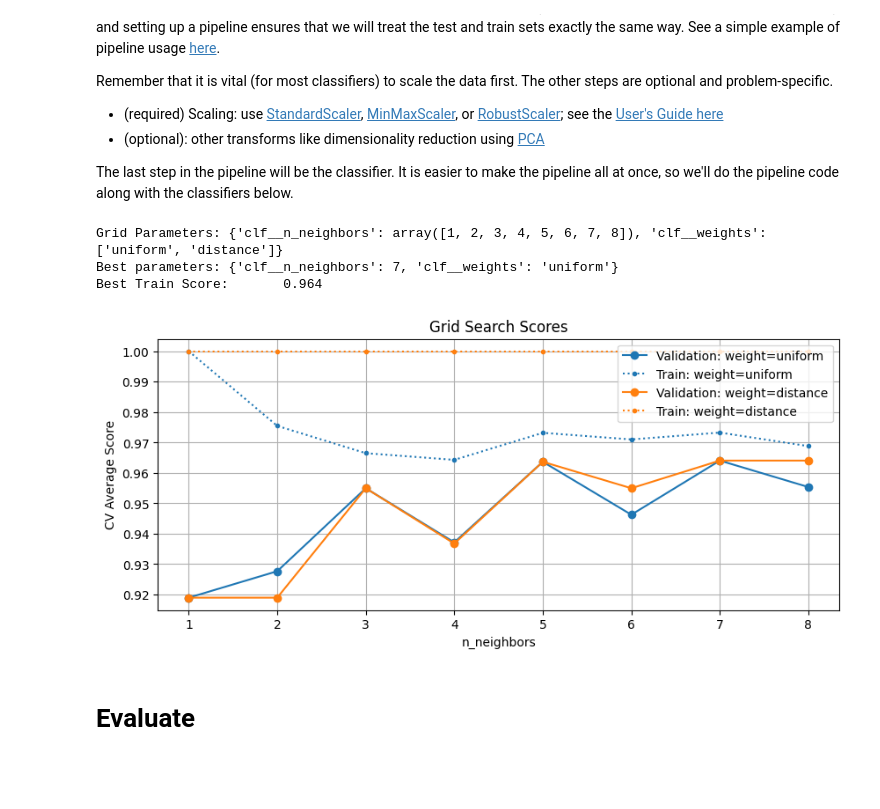
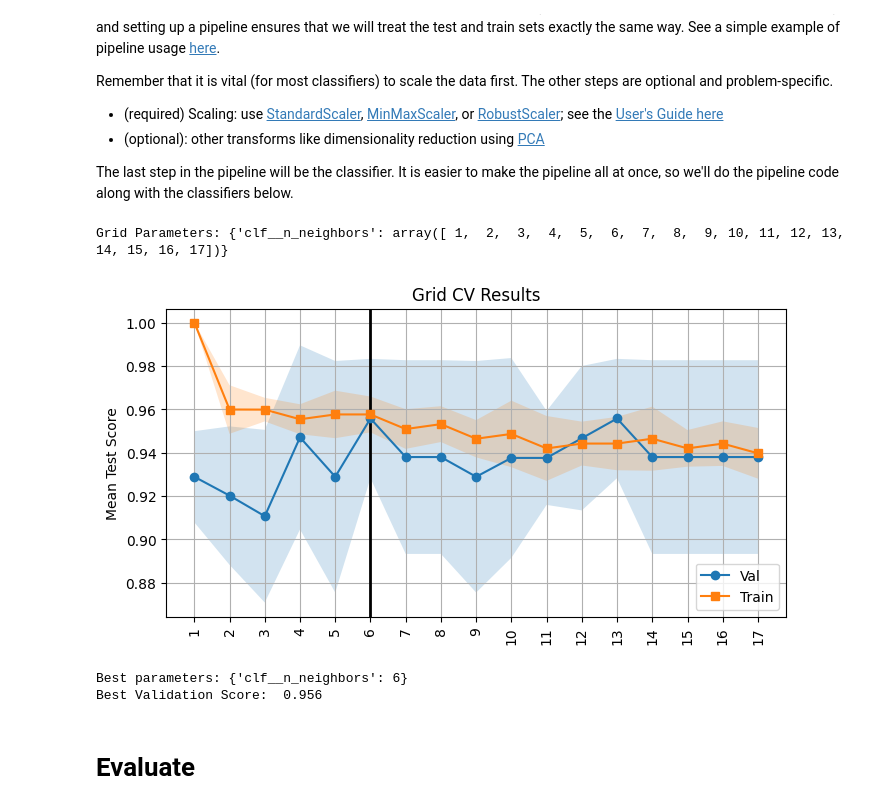
Before and after one commit to mdaugherity/MachineLearning2024, a Jupyter notebook: tutorial/Tutorial_08_First_Classification_Recipe.ipynb, the cells around one changed output. Saved outputs shown, nothing was run; the diff lists cells and outputs as text; code cells hidden in the pictures; blank space fills up the shorter version.

```diff
--- a/tutorial/Tutorial_08_First_Classification_Recipe.ipynb
+++ b/tutorial/Tutorial_08_First_Classification_Recipe.ipynb
@@ -90,30 +93,35 @@ Define helper functions for plotting grid search results
 # %%
 # These functions visualize results from a parameter grid search.
+
 def make_grid_plot_labels(grid_clf):
-  """Turns a parameter dictionary entry into a single string.  Not elegant."""
+  # Turns a parameter dictionary entry into a single string and returns the whole list
   res = grid_clf.cv_results_
   NUM_KEYS = len(res['params'][0].values())
   labels = []
   for item in res['params']:
-    s = ""
-    for val in item.values():
-      s+= str(val)
-      s+='_'
-    labels.append(s[:-1])
+    labels.append("_".join( [str(val) for val in item.values()]))
   return labels
 
 def make_grid_plot(grid_clf):
-  """Displays the scores for every set of parameters"""
+  # Displays the scores for every set of parameters
   res = grid_clf.cv_results_
   plt.figure(figsize=(8,4))
   plt.axvline(grid_clf.best_index_, color='black', lw=2) # draw black line behind best params
-  plt.plot(res['mean_test_score'],'-o', label='Validaton')
+
+  NUM_KEYS = len(res['params'])
+  x = np.arange(NUM_KEYS)
+  plt.plot(res['mean_test_score'],'-o', label='Val')
+  plt.fill_between(x,res['mean_test_score']+res['std_test_score'], res['mean_test_score']-res['std_test_score'], alpha=0.2)
+  #plt.errorbar(x, res['mean_test_score'],yerr=res['std_test_score'],xerr=0,fmt='-o', capsize=2, label='Val')
+
   plt.plot(res['mean_train_score'],'-s', label='Train')
+  plt.fill_between(x,res['mean_train_score']+res['std_train_score'], res['mean_train_score']-res['std_train_score'], alpha=0.2)
+  #plt.errorbar(x, res['mean_train_score'],yerr=res['std_train_score'],xerr=0,fmt='-s', capsize=2,label='Train')
   plt.title('Grid CV Results')
   plt.ylabel('Mean Test Score')
-  NUM_KEYS = len(res['params'])
+
   labels = make_grid_plot_labels(grid_clf)
-  plt.xticks(ticks = np.arange(NUM_KEYS), labels=labels, rotation=90)
+  plt.xticks(ticks = x, labels=labels, rotation=90)
   plt.legend()
   plt.grid()
   plt.show()
@@ -152,27 +140,25 @@ The last step in the pipeline will be the classifier. It is easier to make the p
 # %%
 # Define Pipeline
 estimators = [('scaler', StandardScaler()), ('clf', KNeighborsClassifier()) ]
 pipe = Pipeline(estimators)
 
 # Grid Search Parameters
-KLIST = np.arange(1,9)
-WLIST = ['uniform','distance']
-params = {'clf__n_neighbors':KLIST, 'clf__weights':WLIST}
+KLIST = np.arange(1,18)
+params = {'clf__n_neighbors':KLIST}
 print('Grid Parameters:',params)
-
 grid_clf = GridSearchCV(pipe, param_grid=params, return_train_score=True)
 grid_clf.fit(X_train, y_train)
 
-plot_2par_grid_search(grid_clf.cv_results_, KLIST, WLIST, 'n_neighbors', 'weight')  # only works for 2 parameters
-#make_grid_plot(grid_clf) # works for any number of parameters, but messier
+#plot_2par_grid_search(grid_clf.cv_results_, KLIST, WLIST, 'n_neighbors', 'weight')  # only works for 2 parameters
+make_grid_plot(grid_clf) # works for any number of parameters, but messier
 
 print('Best parameters:', grid_clf.best_params_)
-print(f"Best Train Score:\t{grid_clf.best_score_:0.3f}")
+print(f"Best Validation Score:\t{grid_clf.best_score_:0.3f}")
 # %% [output]
-Grid Parameters: {'clf__n_neighbors': array([1, 2, 3, 4, 5, 6, 7, 8]), 'clf__weights': ['uniform', 'distance']}
-Best parameters: {'clf__n_neighbors': 7, 'clf__weights': 'uniform'}
-Best Train Score:       0.964
+Grid Parameters: {'clf__n_neighbors': array([ 1,  2,  3,  4,  5,  6,  7,  8,  9, 10, 11, 12, 13, 14, 15, 16, 17])}
-[figure, old version]
+[figure, new version]
+Best parameters: {'clf__n_neighbors': 6}
+Best Validation Score:  0.956
 # %% [markdown]
 # Evaluate
 # %% [markdown]
```
Also changed, not shown: parts of 9 cells of this notebook.
